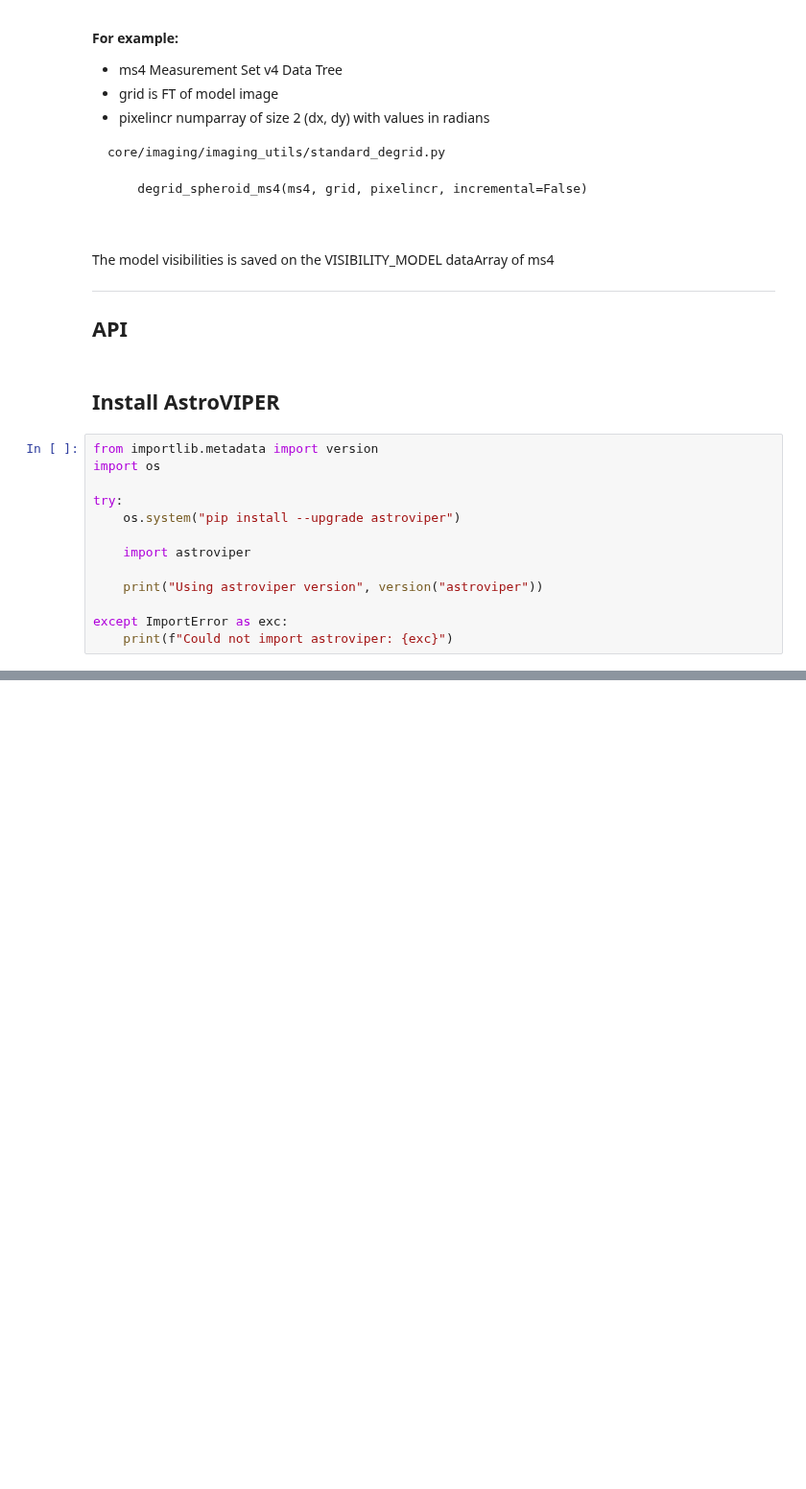
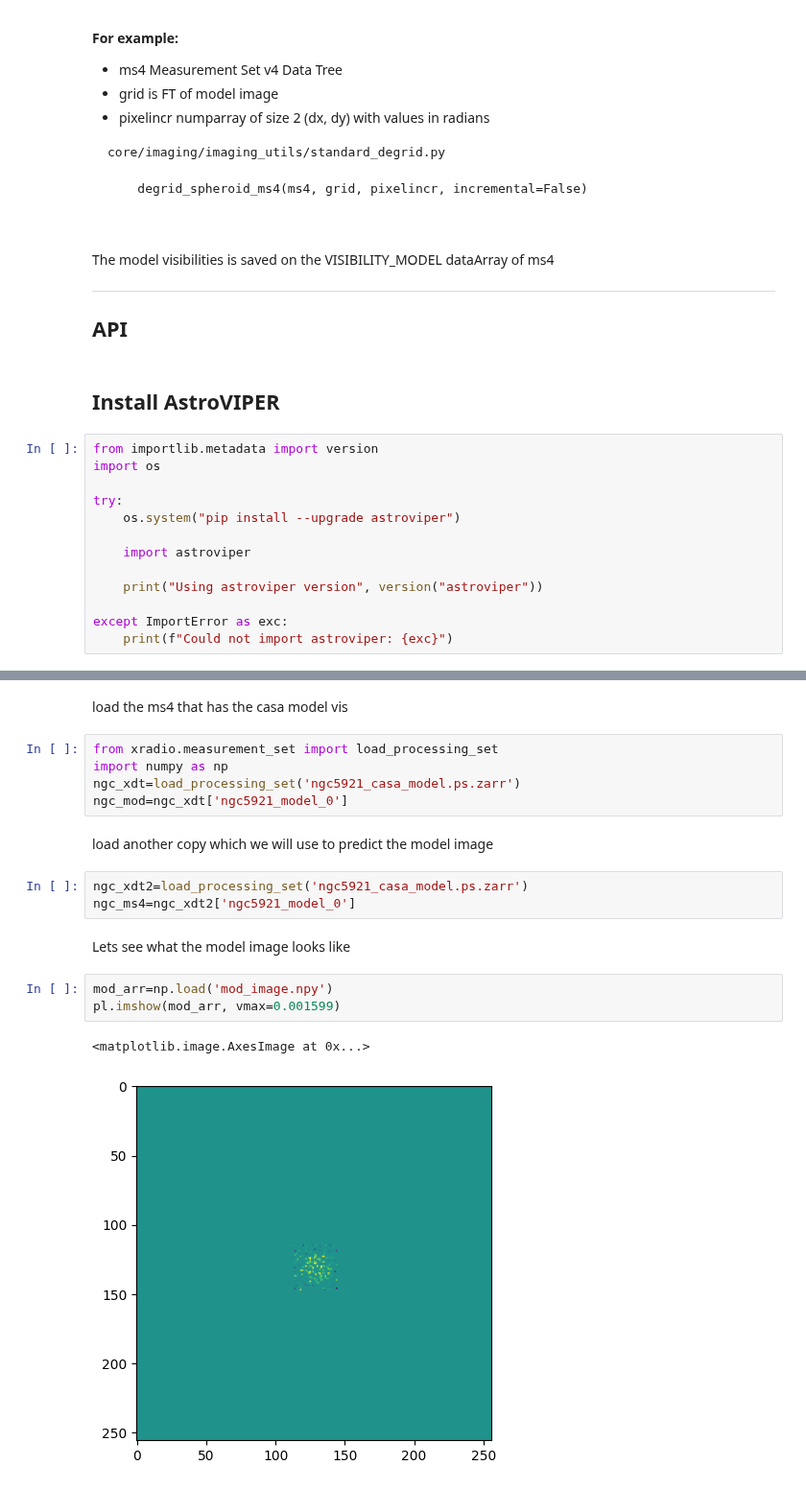
Before and after one commit to casangi/astroviper, a Jupyter notebook: docs/core_tutorials/imaging/demo_standard_degrid.ipynb, the cells around one changed output, grey strips where cells are left out. Shown at 96% size. Cells and saved outputs as stored; diff of their text form; blank space fills up the shorter version.

```diff
--- a/docs/core_tutorials/imaging/demo_standard_degrid.ipynb
+++ b/docs/core_tutorials/imaging/demo_standard_degrid.ipynb
@@ -61,0 +136,20 @@ We
+# %% [markdown]
+load the ms4 that has the casa model vis
+# %%
+from xradio.measurement_set import load_processing_set
+import numpy as np
+ngc_xdt=load_processing_set('ngc5921_casa_model.ps.zarr')
+ngc_mod=ngc_xdt['ngc5921_model_0']
+# %% [markdown]
+load another copy which we will use to predict the model image
+# %%
+ngc_xdt2=load_processing_set('ngc5921_casa_model.ps.zarr')
+ngc_ms4=ngc_xdt2['ngc5921_model_0']
+# %% [markdown]
+Lets see what the model image looks like
+# %%
+mod_arr=np.load('mod_image.npy')
+pl.imshow(mod_arr, vmax=0.001599)
+# %% [output]
+<matplotlib.image.AxesImage at 0x...>
+[figure, added]
```
Also changed, not shown: parts of 19 cells of this notebook, 1 other file.
